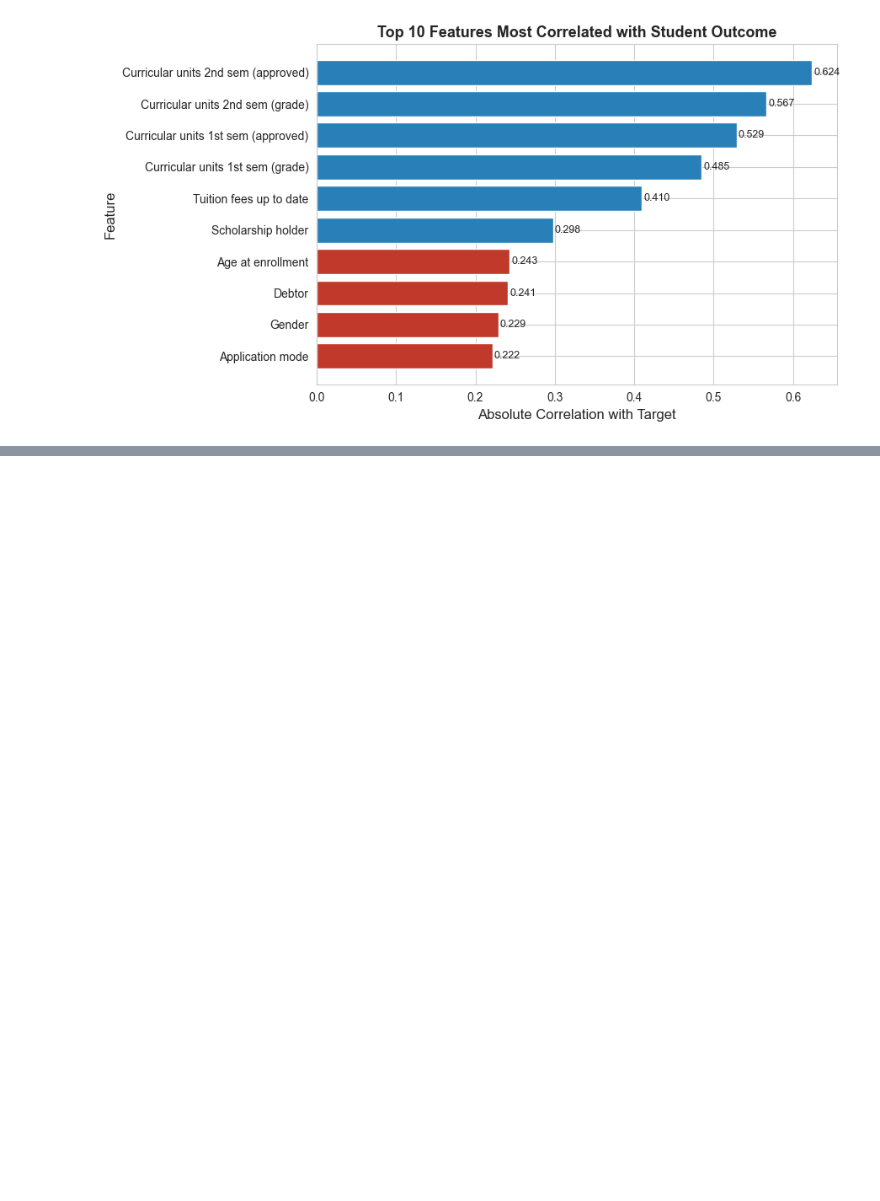
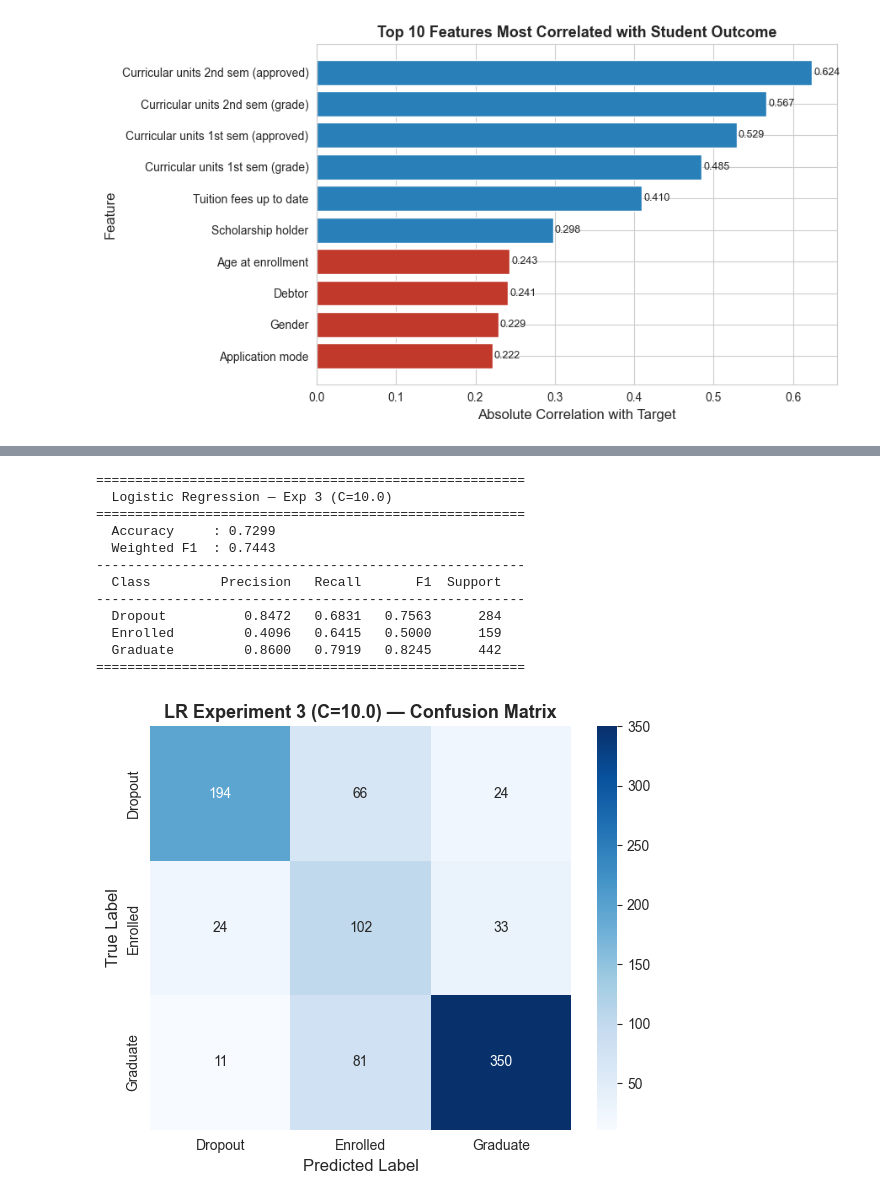
Before and after one commit to Ebi-Tech/academic-risk-classifier, a Jupyter notebook: Assignment1_DivineIfechukwude.ipynb, the cells around one changed output, grey strips where cells are left out. Drawn from its saved outputs; the diff is of its cells as text; code cells hidden in the pictures; blank space fills up the shorter version.

```diff
--- a/Assignment1_DivineIfechukwude.ipynb
+++ b/Assignment1_DivineIfechukwude.ipynb
@@ -237,0 +688,31 @@ plt.show()
+# %%
+lr_exp3 = LogisticRegression(
+    C=10.0,
+    solver='lbfgs',
+    max_iter=1000,
+    class_weight=class_weight_dict,
+    random_state=RANDOM_STATE
+)
+lr_exp3.fit(X_train_scaled, y_train)
+y_pred_lr3 = lr_exp3.predict(X_test_scaled)
+
+metrics_lr3 = compute_metrics(y_test, y_pred_lr3)
+print_metrics(metrics_lr3, "Logistic Regression — Exp 3 (C=10.0)")
+plot_confusion_matrix(
+    metrics_lr3['confusion_matrix'],
+    title="LR Experiment 3 (C=10.0) — Confusion Matrix"
+)
+# %% [output]
+=======================================================
+  Logistic Regression — Exp 3 (C=10.0)
+=======================================================
+  Accuracy     : 0.7299
+  Weighted F1  : 0.7443
+-------------------------------------------------------
+  Class         Precision   Recall       F1  Support
+-------------------------------------------------------
+  Dropout          0.8472   0.6831   0.7563      284
+  Enrolled         0.4096   0.6415   0.5000      159
+  Graduate         0.8600   0.7919   0.8245      442
+=======================================================
+[figure, added]
```
Also changed, not shown: parts of 44 cells of this notebook.
